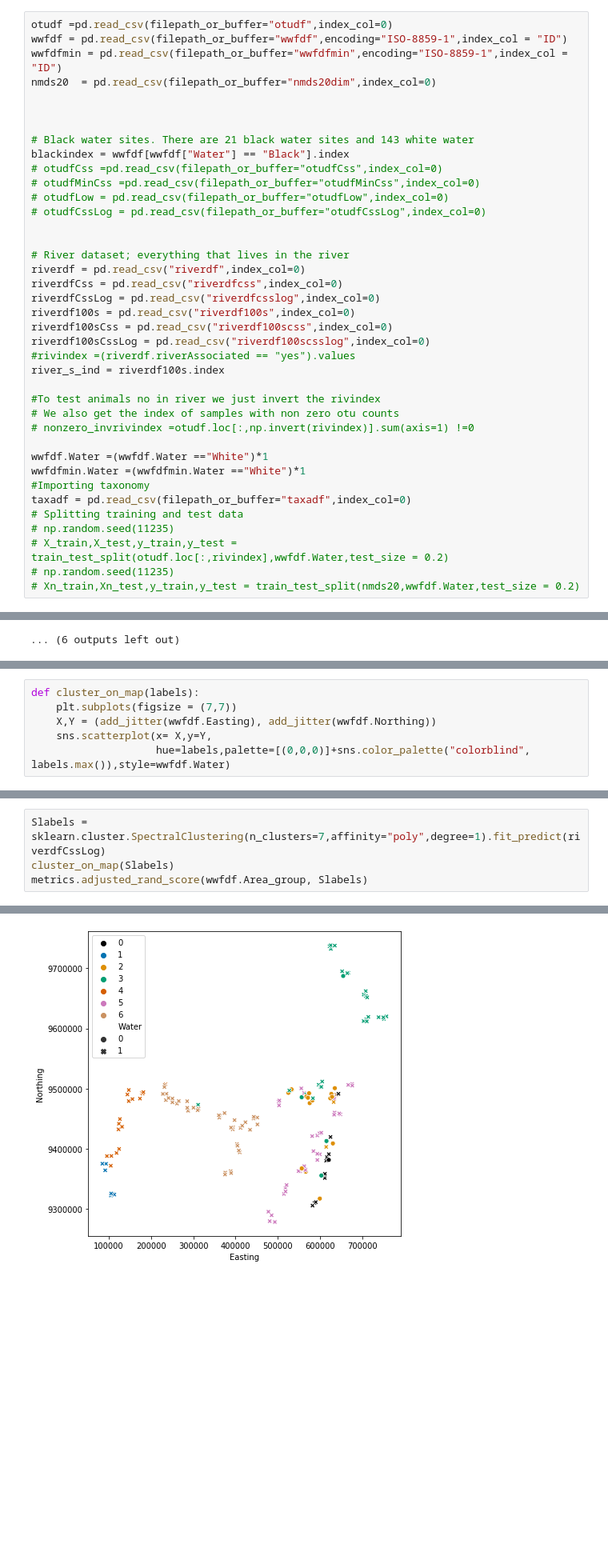
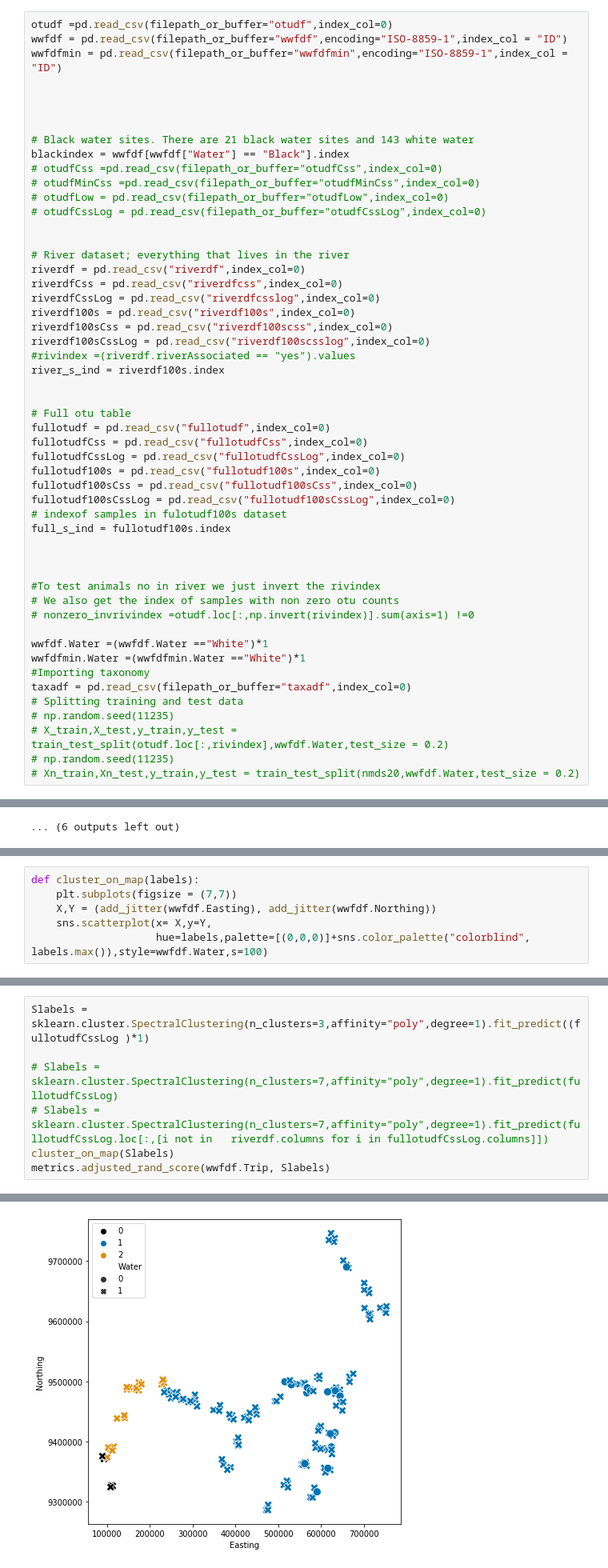
Before and after one commit to adamingas/amazon-rivers, a Jupyter notebook: UML.ipynb, the cells around one changed output, grey strips where cells are left out. Shown at 80% size. Cells and saved outputs as stored; diff of their text form; blank space fills up the shorter version.

```diff
--- a/UML.ipynb
+++ b/UML.ipynb
@@ -18,7 +18,7 @@ from sklearn.decomposition import KernelPCA
 otudf =pd.read_csv(filepath_or_buffer="otudf",index_col=0)
 wwfdf = pd.read_csv(filepath_or_buffer="wwfdf",encoding="ISO-8859-1",index_col = "ID")
 wwfdfmin = pd.read_csv(filepath_or_buffer="wwfdfmin",encoding="ISO-8859-1",index_col = "ID")
-nmds20  = pd.read_csv(filepath_or_buffer="nmds20dim",index_col=0)
+
 
 
 
@@ -40,6 +40,19 @@ riverdf100sCssLog = pd.read_csv("riverdf100scsslog",index_col=0)
 #rivindex =(riverdf.riverAssociated == "yes").values
 river_s_ind = riverdf100s.index
 
+
+# Full otu table
+fullotudf = pd.read_csv("fullotudf",index_col=0)
+fullotudfCss = pd.read_csv("fullotudfCss",index_col=0)
+fullotudfCssLog = pd.read_csv("fullotudfCssLog",index_col=0)
+fullotudf100s = pd.read_csv("fullotudf100s",index_col=0)
+fullotudf100sCss = pd.read_csv("fullotudf100sCss",index_col=0)
+fullotudf100sCssLog = pd.read_csv("fullotudf100sCssLog",index_col=0)
+# indexof samples in fulotudf100s dataset
+full_s_ind = fullotudf100s.index
+
+
+
 #To test animals no in river we just invert the rivindex
 # We also get the index of samples with non zero otu counts
 # nonzero_invrivindex =otudf.loc[:,np.invert(rivindex)].sum(axis=1) !=0
@@ -227,5 +249,5 @@ def cluster_on_map(labels):
     plt.subplots(figsize = (7,7))
     X,Y = (add_jitter(wwfdf.Easting), add_jitter(wwfdf.Northing))
     sns.scatterplot(x= X,y=Y,
-                    hue=labels,palette=[(0,0,0)]+sns.color_palette("colorblind", labels.max()),style=wwfdf.Water)
+                    hue=labels,palette=[(0,0,0)]+sns.color_palette("colorblind", labels.max()),style=wwfdf.Water,s=100)
 # %%
@@ -250,7 +277,10 @@ sns.scatterplot(x= wwfdf.Easting,y=wwfdf.Northing,hue=kmeans.labels_,palette=sns
 # %%
 Meanlabels = sklearn.cluster.MeanShift(n_jobs=-1,bandwidth=35).fit_predict(riverdfCssLog)
 # %%
-Slabels = sklearn.cluster.SpectralClustering(n_clusters=7,affinity="poly",degree=1).fit_predict(riverdfCssLog)
+Slabels = sklearn.cluster.SpectralClustering(n_clusters=3,affinity="poly",degree=1).fit_predict((fullotudfCssLog )*1)
+
+# Slabels = sklearn.cluster.SpectralClustering(n_clusters=7,affinity="poly",degree=1).fit_predict(fullotudfCssLog)
+# Slabels = sklearn.cluster.SpectralClustering(n_clusters=7,affinity="poly",degree=1).fit_predict(fullotudfCssLog.loc[:,[i not in   riverdf.columns for i in fullotudfCssLog.columns]])
 cluster_on_map(Slabels)
-metrics.adjusted_rand_score(wwfdf.Area_group, Slabels)
+metrics.adjusted_rand_score(wwfdf.Trip, Slabels)
 # %% [output]
@@ -258,4 +288,4 @@ metrics.adjusted_rand_score(wwfdf.Area_group, Slabels)
-[figure, old version]
+[figure, new version]
 # %%
 transformeddata =  TSNE(metric="canberra",perplexity=10,method = "exact",n_iter=2000,learning_rate=200).fit_transform(riverdfCssLog)
 Agglabels=sklearn.cluster.AgglomerativeClustering(n_clusters=7,affinity="euclidean",linkage = "ward").fit_predict(transformeddata)#X_bio.samples)
```
Also changed, not shown: parts of 5 cells of this notebook, 26 other files.
